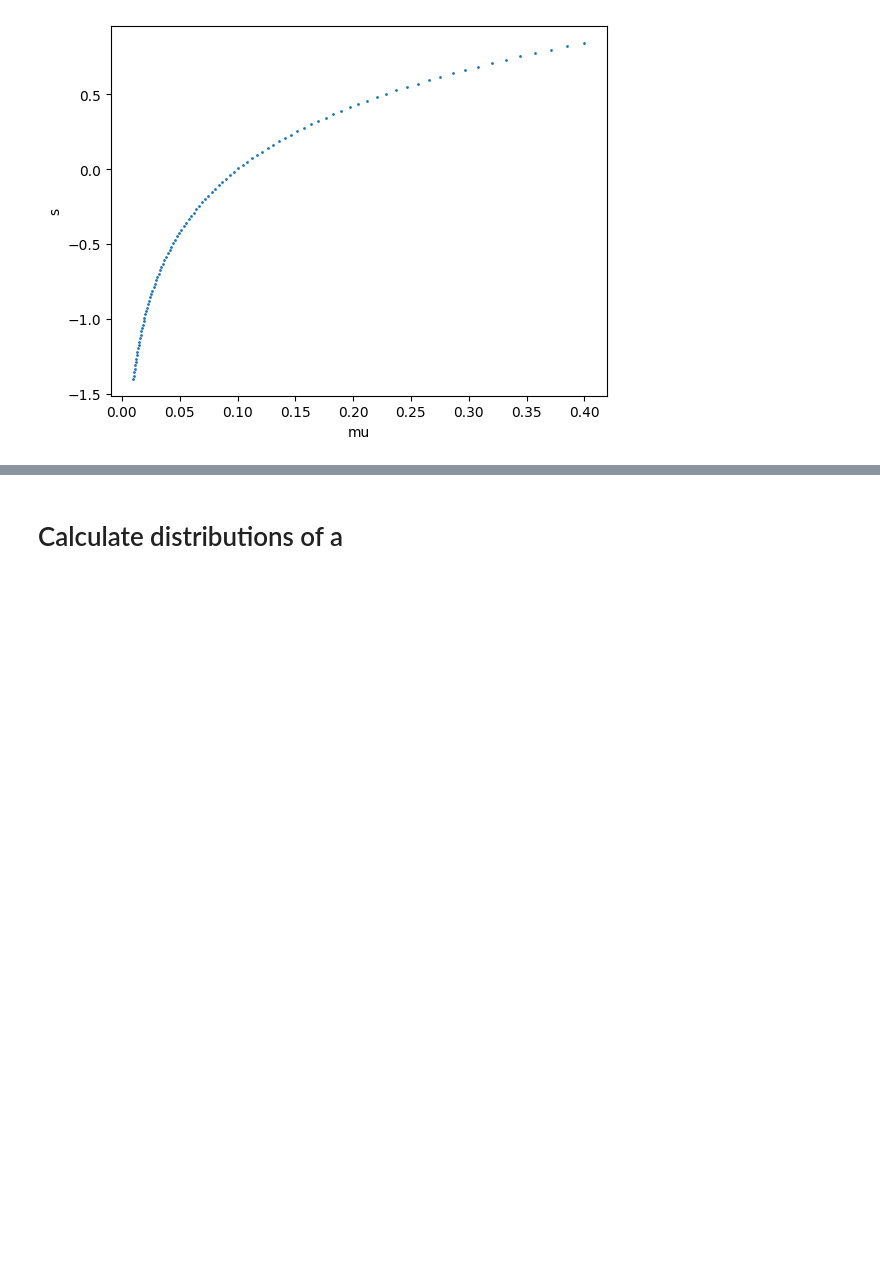
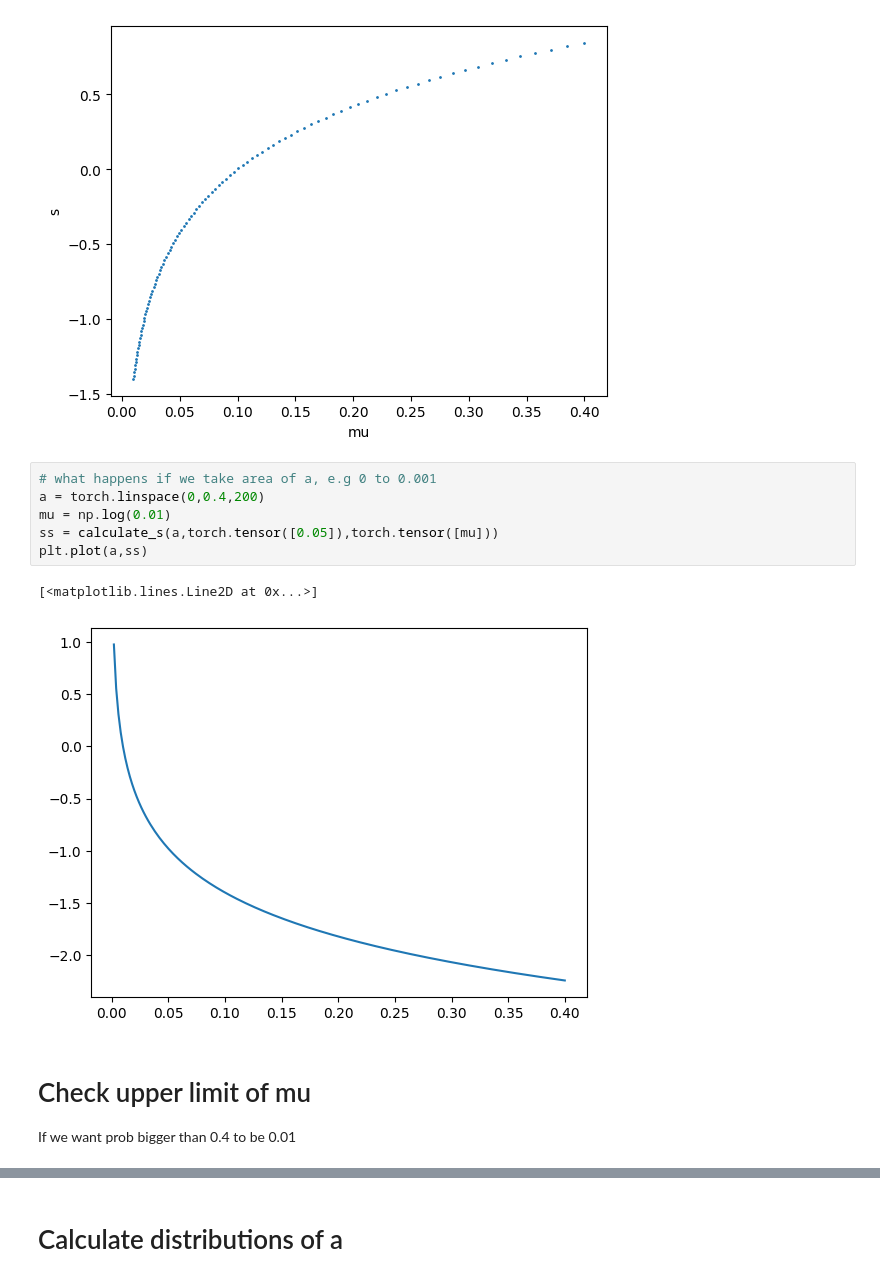
Before and after one commit to lionelkiel/Robustness-Metric, a Jupyter notebook: Distributions_per_network_using_dataset.ipynb, the cells around one changed output, grey strips where cells are left out. Cells and saved outputs as stored; diff of their text form; blank space fills up the shorter version.

```diff
--- a/Distributions_per_network_using_dataset.ipynb
+++ b/Distributions_per_network_using_dataset.ipynb
@@ -30,3 +30,15 @@ plt.ylabel('s')
 # %% [output]
 Text(0, 0.5, 's')
 [figure]
+# %%
+# what happens if we take area of a, e.g 0 to 0.001
+a = torch.linspace(0,0.4,200)
+mu = np.log(0.01)
+ss = calculate_s(a,torch.tensor([0.05]),torch.tensor([mu]))
+plt.plot(a,ss)
+# %% [output]
+[<matplotlib.lines.Line2D at 0x...>]
+[figure, added]
+# %% [markdown]
+# Check upper limit of mu
+If we want prob bigger than 0.4 to be 0.01
```
Also changed, not shown: parts of 21 cells of this notebook, 1 other file.
